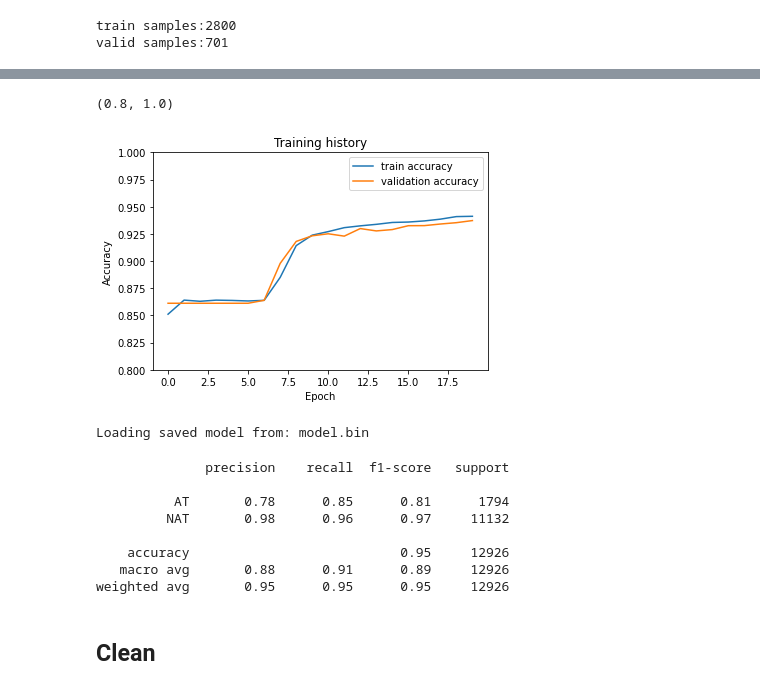
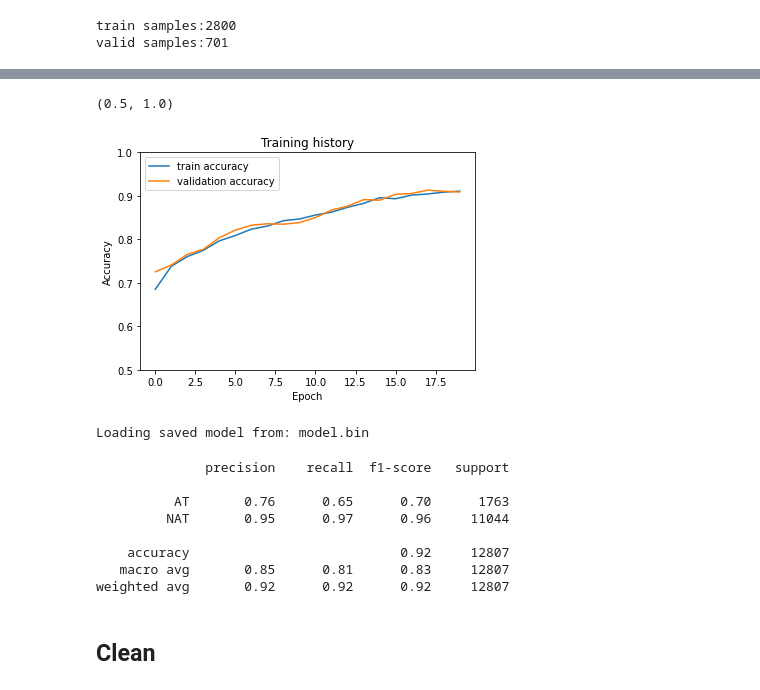
Before and after one commit to calvinkyc/cs4248_project, a Jupyter notebook: Cnn_lstm/task1_cnn_lstm.ipynb, the cells around one changed output, grey strips where cells are left out. Drawn from its saved outputs; the diff is of its cells as text; code cells hidden in the pictures.

```diff
--- a/Cnn_lstm/task1_cnn_lstm.ipynb
+++ b/Cnn_lstm/task1_cnn_lstm.ipynb
@@ -213,7 +213,9 @@ class Model(torch.nn.Module):
 
         x_logit = self.linear_ae(x_lstm)
 
-        return x_logit
+        out = torch.nn.functional.softmax(x_logit)
+
+        return out
 # %%
 word_indx = build_vocab(df)
 
@@ -468,14 +470,14 @@ epoch 11
 # %%
 plt.plot(history['aspact_train_acc'], label='train accuracy')
 plt.plot(history['aspact_valid_acc'], label='validation accuracy')
 plt.title('Training history')
 plt.ylabel('Accuracy')
 plt.xlabel('Epoch')
 plt.legend()
-plt.ylim([0.8, 1])
+plt.ylim([0.5, 1])
 # %% [output]
-(0.8, 1.0)
+(0.5, 1.0)
-[figure, old version]
+[figure, new version]
 # %%
 def get_classification_report(test_loader, model, model_path=None):
     if model_path is not None: # load the saved model
@@ -515,12 +517,12 @@ get_classification_report(test_loader, model, model_path=MODEL_PATH)
 Loading saved model from: model.bin
               precision    recall  f1-score   support
 
-          AT       0.78      0.85      0.81      1794
-         NAT       0.98      0.96      0.97     11132
+          AT       0.76      0.65      0.70      1763
+         NAT       0.95      0.97      0.96     11044
 
-    accuracy                           0.95     12926
-   macro avg       0.88      0.91      0.89     12926
-weighted avg       0.95      0.95      0.95     12926
+    accuracy                           0.92     12807
+   macro avg       0.85      0.81      0.83     12807
+weighted avg       0.92      0.92      0.92     12807
 # %% [markdown]
 ## Clean
 # %%
```
Also changed, not shown: parts of 5 cells of this notebook, 6 other files.
